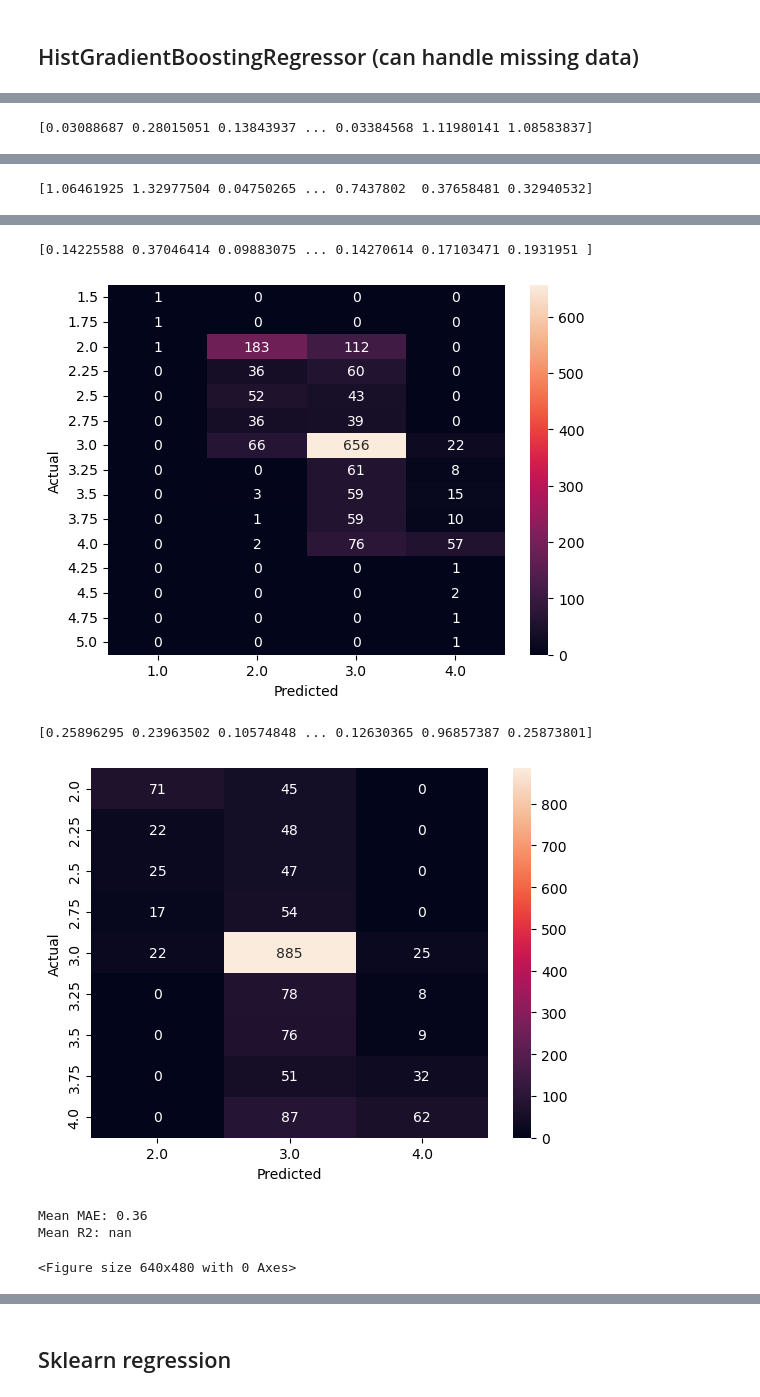
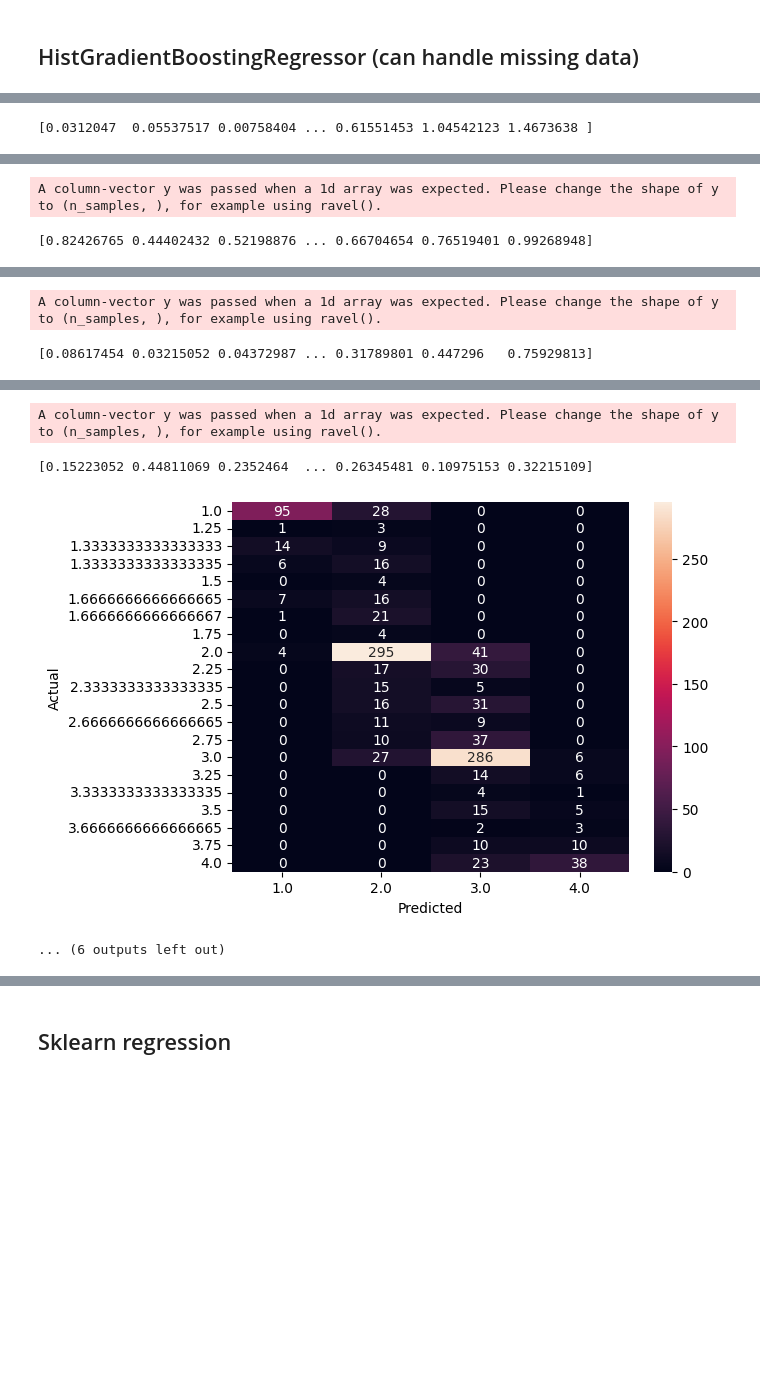
Before and after one commit to DATAYoussef/JBG060-DC3-23-24, a Jupyter notebook: predictions_lucas.ipynb, the cells around one changed output, grey strips where cells are left out. Drawn from its saved outputs; the diff is of its cells as text; code cells hidden in the pictures; blank space fills up the shorter version.

```diff
--- a/predictions_lucas.ipynb
+++ b/predictions_lucas.ipynb
@@ -419,6 +399,8 @@ from sklearn.impute import KNNImputer, SimpleImputer
 from sklearn.ensemble import HistGradientBoostingRegressor
 # %% [markdown]
 ## Simpleimputer
+# %%
+df = df_merge.copy()
 # %%
 imputer = SimpleImputer()
 numerics = ['int16', 'int32', 'int64', 'float16', 'float32', 'float64']
@@ -475,0 +414,2 @@ df
+# %%
+df_interpolated = df.groupby('district', as_index=False).apply(lambda group: group.interpolate()).dropna()
@@ -671,6 +531,6 @@ df_imputed.iloc[:-30]
 # %%
-X = df2.iloc[:, -30:] # Define explanatory variables
-y = df2[["ipc"]] # Define target data
+X = df_interpolated.iloc[:, -38:] # Define explanatory variables
+y = df_interpolated[["ipc"]] # Define target data
 
 cv = TimeSeriesSplit(n_splits=5) # Define TimeSeriesSplit with 5 splits
 
@@ -713,0 +574 @@ print(f"Mean R2: {np.mean(r2_values):.2f}") # Print R2
+[0.0312047  0.05537517 0.00758404 ... 0.61551453 1.04542123 1.4673638 ]
@@ -715 +576,2 @@ print(f"Mean R2: {np.mean(r2_values):.2f}") # Print R2
-[0.03088687 0.28015051 0.13843937 ... 0.03384568 1.11980141 1.08583837]
+A column-vector y was passed when a 1d array was expected. Please change the shape of y to (n_samples, ), for example using ravel().
+[0.82426765 0.44402432 0.52198876 ... 0.66704654 0.76519401 0.99268948]
@@ -717 +579,2 @@ print(f"Mean R2: {np.mean(r2_values):.2f}") # Print R2
-[1.06461925 1.32977504 0.04750265 ... 0.7437802  0.37658481 0.32940532]
+A column-vector y was passed when a 1d array was expected. Please change the shape of y to (n_samples, ), for example using ravel().
+[0.08617454 0.03215052 0.04372987 ... 0.31789801 0.447296   0.75929813]
@@ -719,7 +582,4 @@ print(f"Mean R2: {np.mean(r2_values):.2f}") # Print R2
-[0.14225588 0.37046414 0.09883075 ... 0.14270614 0.17103471 0.1931951 ]
+A column-vector y was passed when a 1d array was expected. Please change the shape of y to (n_samples, ), for example using ravel().
+[0.15223052 0.44811069 0.2352464  ... 0.26345481 0.10975153 0.32215109]
-[figure, old version]
+[figure, new version]
-[0.25896295 0.23963502 0.10574848 ... 0.12630365 0.96857387 0.25873801]
-[figure, removed]
-Mean MAE: 0.36
-Mean R2: nan
-<Figure size 640x480 with 0 Axes>
+... (6 outputs left out)
```
Also changed, not shown: parts of 27 cells of this notebook.
